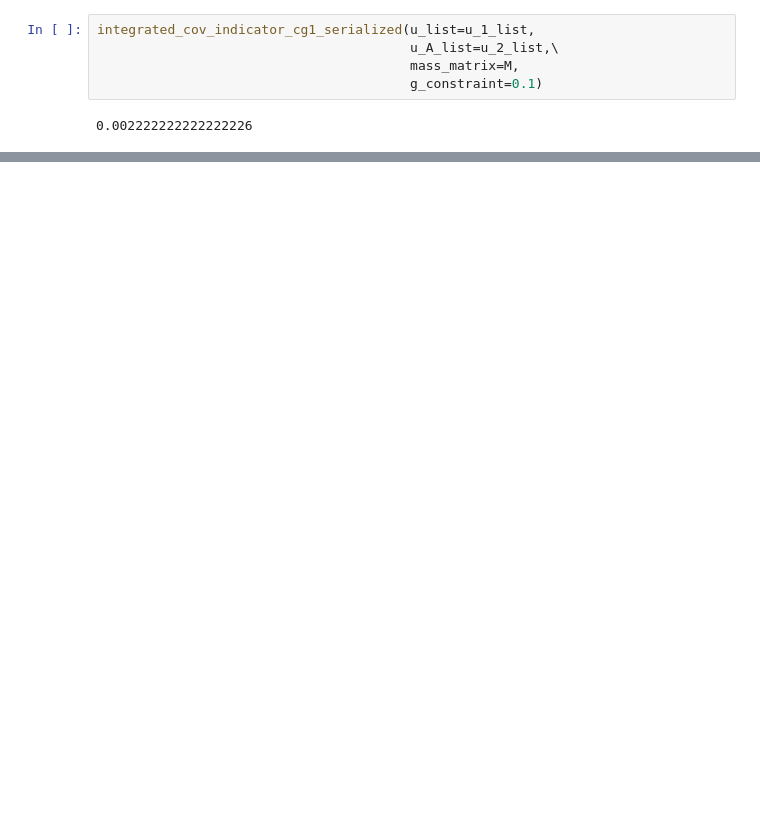
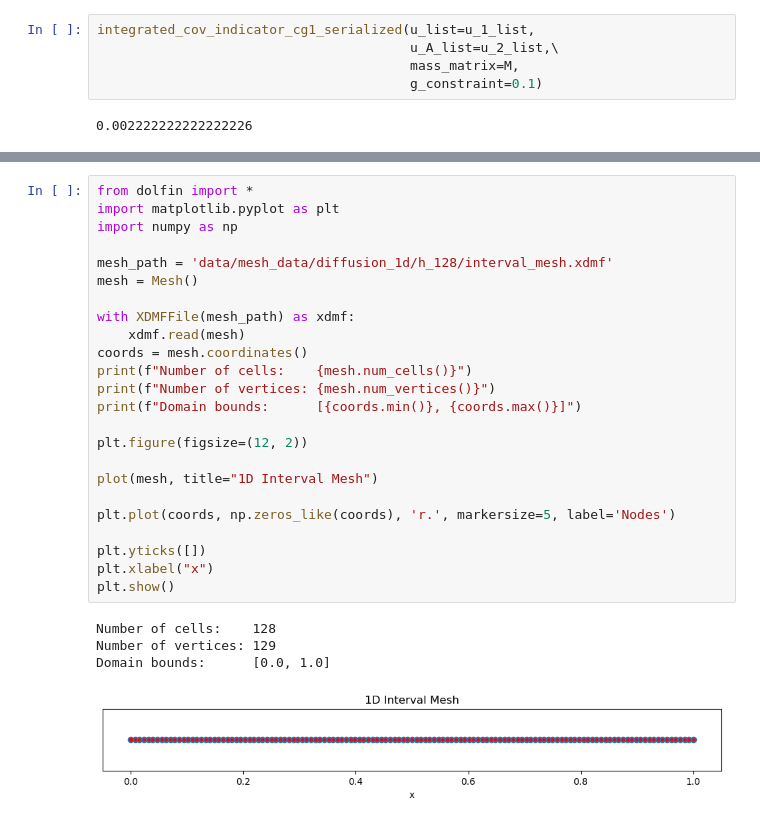
Before and after one commit to Farbodch/set_kbsa, a Jupyter notebook: run_vbsa_notebook.ipynb, the cells around one changed output, grey strips where cells are left out. Drawn from its saved outputs; the diff is of its cells as text; blank space fills up the shorter version.

```diff
--- a/run_vbsa_notebook.ipynb
+++ b/run_vbsa_notebook.ipynb
@@ -1187,0 +1287,29 @@ integrated_cov_indicator_cg1_serialized(u_list=u_1_list,
+# %%
+from dolfin import *
+import matplotlib.pyplot as plt
+import numpy as np
+
+mesh_path = 'data/mesh_data/diffusion_1d/h_128/interval_mesh.xdmf'
+mesh = Mesh()
+
+with XDMFFile(mesh_path) as xdmf:
+    xdmf.read(mesh)
+coords = mesh.coordinates()
+print(f"Number of cells:    {mesh.num_cells()}")
+print(f"Number of vertices: {mesh.num_vertices()}")
+print(f"Domain bounds:      [{coords.min()}, {coords.max()}]")
+
+plt.figure(figsize=(12, 2))
+
+plot(mesh, title="1D Interval Mesh")
+
+plt.plot(coords, np.zeros_like(coords), 'r.', markersize=5, label='Nodes')
+
+plt.yticks([])
+plt.xlabel("x")
+plt.show()
+# %% [output]
+Number of cells:    128
+Number of vertices: 129
+Domain bounds:      [0.0, 1.0]
+[figure, added]
```
Also changed, not shown: parts of 11 cells of this notebook, 36 other files.
